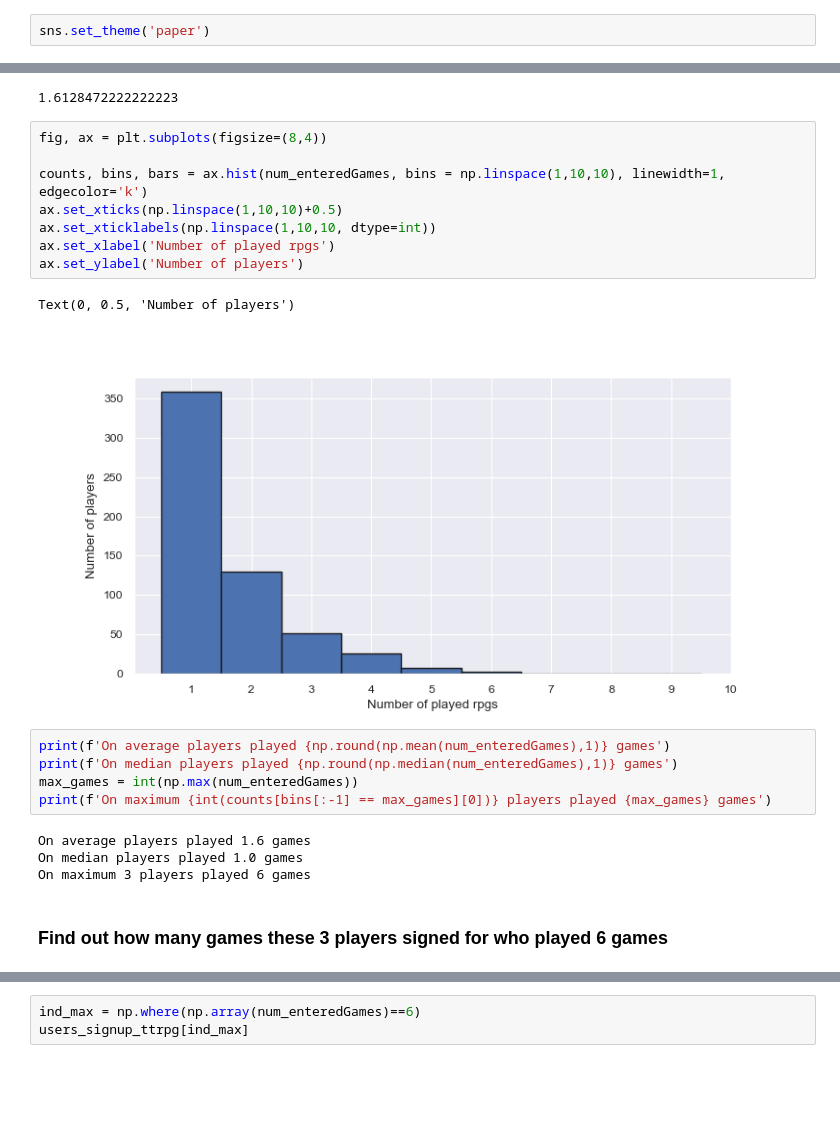
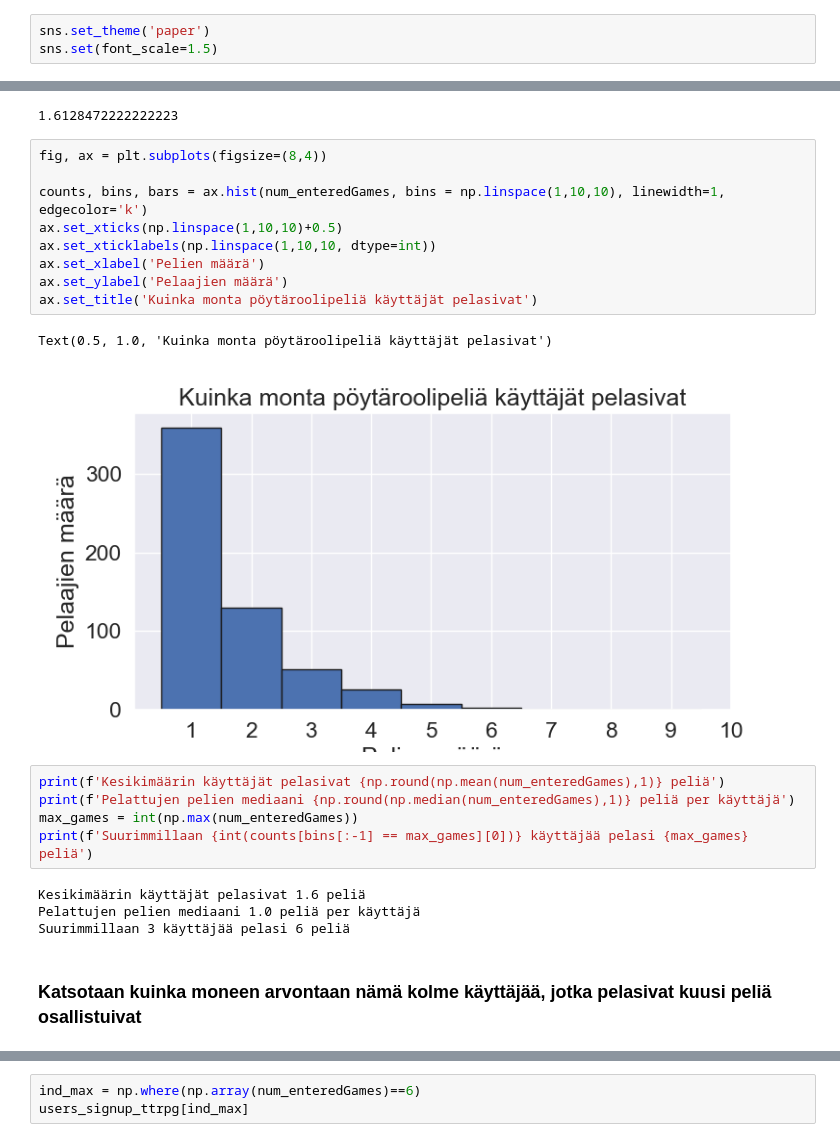
Before and after one commit to ropekonsti/ropecon-2022, a Jupyter notebook: analyysi.ipynb, the cells around one changed output, grey strips where cells are left out. Saved outputs shown, nothing was run; the diff lists cells and outputs as text; blank space fills up the shorter version.

```diff
--- a/analyysi.ipynb
+++ b/analyysi.ipynb
@@ -15,6 +18,7 @@ from datetime import datetime, timedelta
 %matplotlib widget
 # %%
 sns.set_theme('paper')
+sns.set(font_scale=1.5)
 # %% [markdown]
 ## Ladataan data
 
@@ -215,25 +229,26 @@ np.mean(num_enteredGames)
 # %%
 fig, ax = plt.subplots(figsize=(8,4))
 
 counts, bins, bars = ax.hist(num_enteredGames, bins = np.linspace(1,10,10), linewidth=1, edgecolor='k')
 ax.set_xticks(np.linspace(1,10,10)+0.5)
 ax.set_xticklabels(np.linspace(1,10,10, dtype=int))
-ax.set_xlabel('Number of played rpgs')
-ax.set_ylabel('Number of players')
+ax.set_xlabel('Pelien määrä')
+ax.set_ylabel('Pelaajien määrä')
+ax.set_title('Kuinka monta pöytäroolipeliä käyttäjät pelasivat')
 # %% [output]
-Text(0, 0.5, 'Number of players')
+Text(0.5, 1.0, 'Kuinka monta pöytäroolipeliä käyttäjät pelasivat')
-[figure, old version]
+[figure, new version]
 # %%
-print(f'On average players played {np.round(np.mean(num_enteredGames),1)} games')
-print(f'On median players played {np.round(np.median(num_enteredGames),1)} games')
+print(f'Kesikimäärin käyttäjät pelasivat {np.round(np.mean(num_enteredGames),1)} peliä')
+print(f'Pelattujen pelien mediaani {np.round(np.median(num_enteredGames),1)} peliä per käyttäjä')
 max_games = int(np.max(num_enteredGames))
-print(f'On maximum {int(counts[bins[:-1] == max_games][0])} players played {max_games} games')
+print(f'Suurimmillaan {int(counts[bins[:-1] == max_games][0])} käyttäjää pelasi {max_games} peliä')
 # %% [output]
-On average players played 1.6 games
-On median players played 1.0 games
-On maximum 3 players played 6 games
+Kesikimäärin käyttäjät pelasivat 1.6 peliä
+Pelattujen pelien mediaani 1.0 peliä per käyttäjä
+Suurimmillaan 3 käyttäjää pelasi 6 peliä
-# %% [markdown]
-### Find out how many games these 3 players signed for who played 6 games
+# %% [markdown]
+### Katsotaan kuinka moneen arvontaan nämä kolme käyttäjää, jotka pelasivat kuusi peliä osallistuivat
 # %%
 fig, ax = plt.subplots(figsize=(10,5))
 ax.plot(num_enteredGames,'ko')
```
Also changed, not shown: parts of 38 cells of this notebook, 1 other file.
